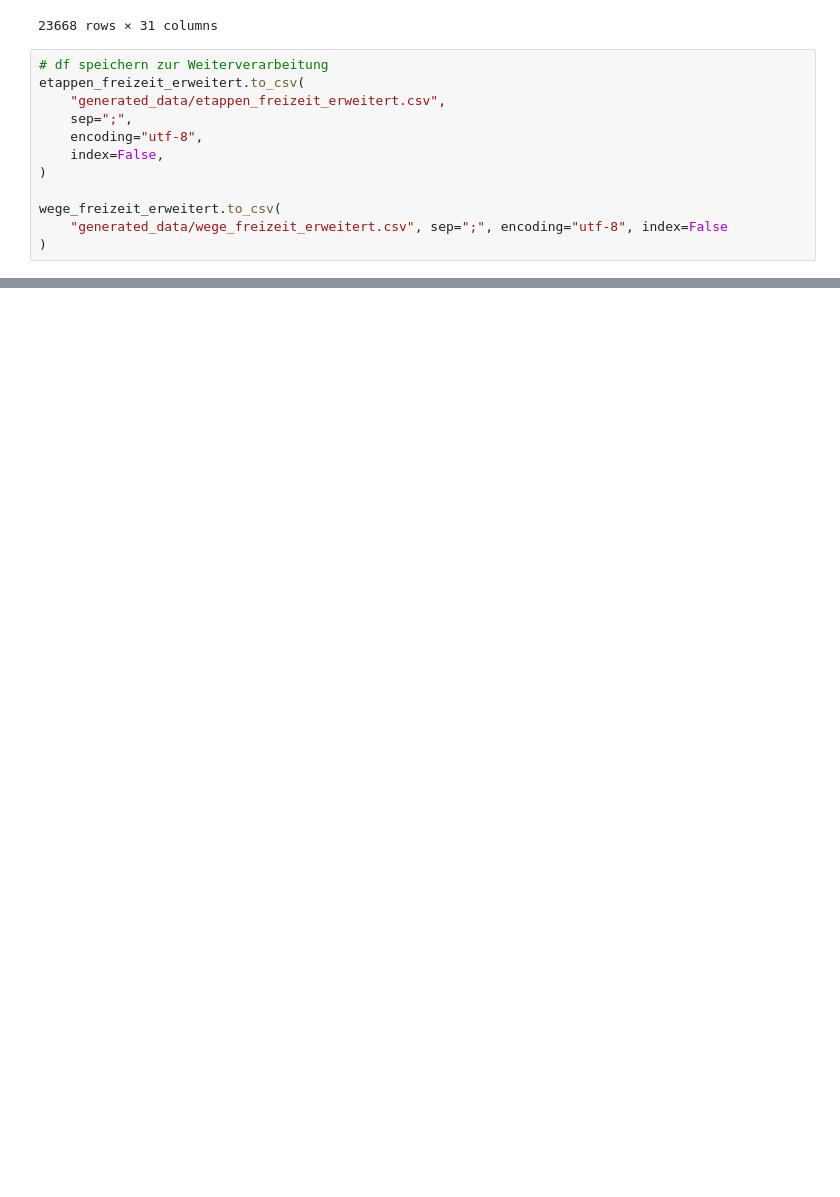
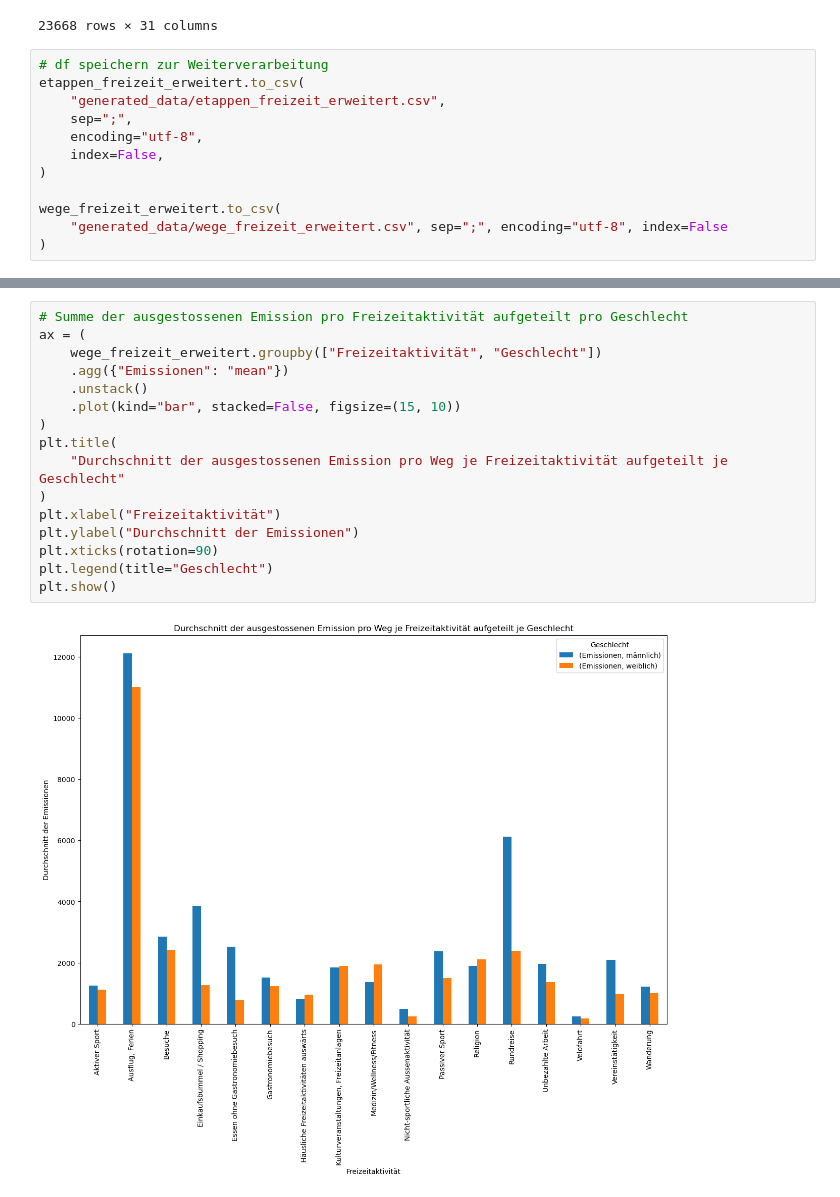
Before and after one commit to larissa-marti/ANM_Gruppe_Y, a Jupyter notebook: merge_wege_zielperson.ipynb, the cells around one changed output, grey strips where cells are left out. Drawn from its saved outputs; the diff is of its cells as text; blank space fills up the shorter version.

```diff
--- a/merge_wege_zielperson.ipynb
+++ b/merge_wege_zielperson.ipynb
@@ -693,6 +695,24 @@ plt.legend(title="Geschlecht")
 plt.show()
 # %% [output]
 [figure]
+# %%
+# Summe der ausgestossenen Emission pro Freizeitaktivität aufgeteilt pro Geschlecht
+ax = (
+    wege_freizeit_erweitert.groupby(["Freizeitaktivität", "Geschlecht"])
+    .agg({"Emissionen": "mean"})
+    .unstack()
+    .plot(kind="bar", stacked=False, figsize=(15, 10))
+)
+plt.title(
+    "Durchschnitt der ausgestossenen Emission pro Weg je Freizeitaktivität aufgeteilt je Geschlecht"
+)
+plt.xlabel("Freizeitaktivität")
+plt.ylabel("Durchschnitt der Emissionen")
+plt.xticks(rotation=90)
+plt.legend(title="Geschlecht")
+plt.show()
+# %% [output]
+[figure, added]
 # %%
 # Vergleich zwischen Anzahl der Wege zwischen den Alterskategorien mit titol dropdown liste um alter auszuwählen aufgeteilt pro Art der Freizeitaktivität
 import ipywidgets as widgets
```
Also changed, not shown: parts of 12 cells of this notebook, 3 other files.
